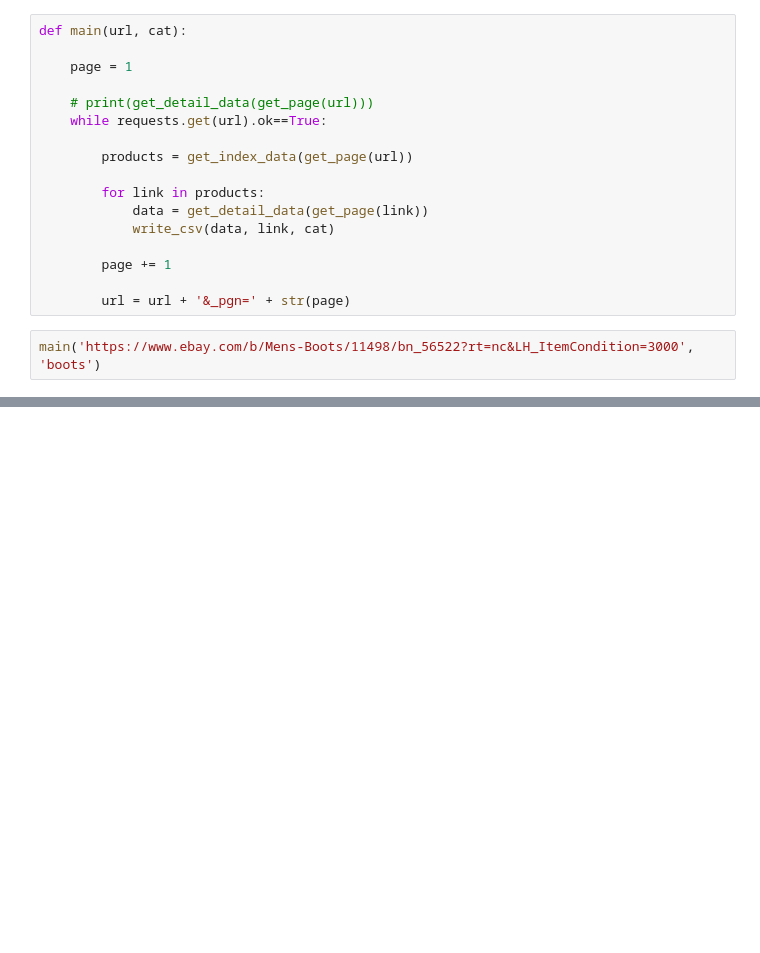
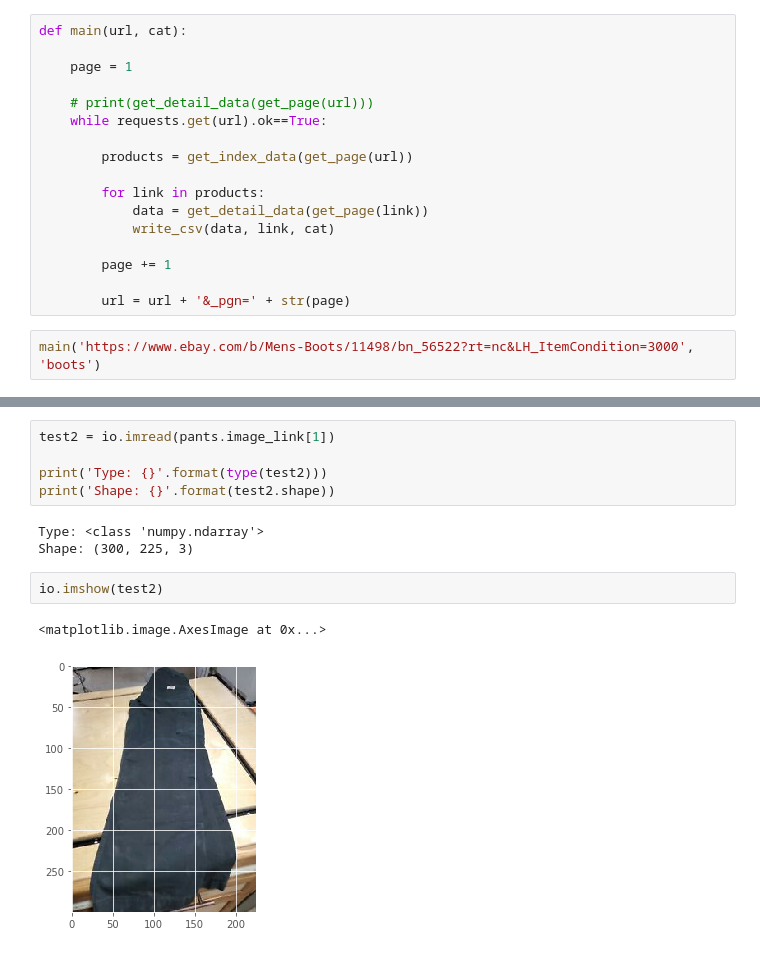
Before and after one commit to mariobkp/capstone_3, a Jupyter notebook: testing.ipynb, the cells around one changed output, grey strips where cells are left out. Drawn from its saved outputs; the diff is of its cells as text; blank space fills up the shorter version.

```diff
--- a/testing.ipynb
+++ b/testing.ipynb
@@ -502,0 +240,13 @@ NotebookApp.rate_limit_window=3.0 (secs)
+# %%
+test2 = io.imread(pants.image_link[1])
+
+print('Type: {}'.format(type(test2)))
+print('Shape: {}'.format(test2.shape))
+# %% [output]
+Type: <class 'numpy.ndarray'>
+Shape: (300, 225, 3)
+# %%
+io.imshow(test2)
+# %% [output]
+<matplotlib.image.AxesImage at 0x...>
+[figure, added]
```
Also changed, not shown: parts of 131 cells of this notebook, 16 other files.
